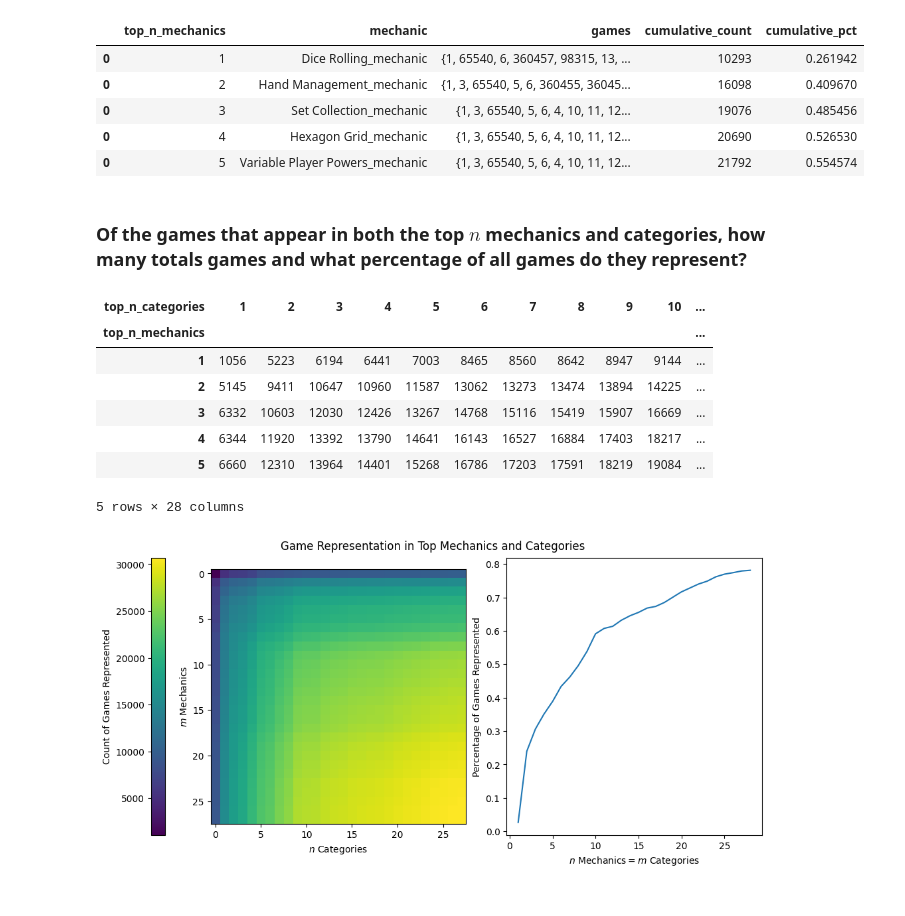
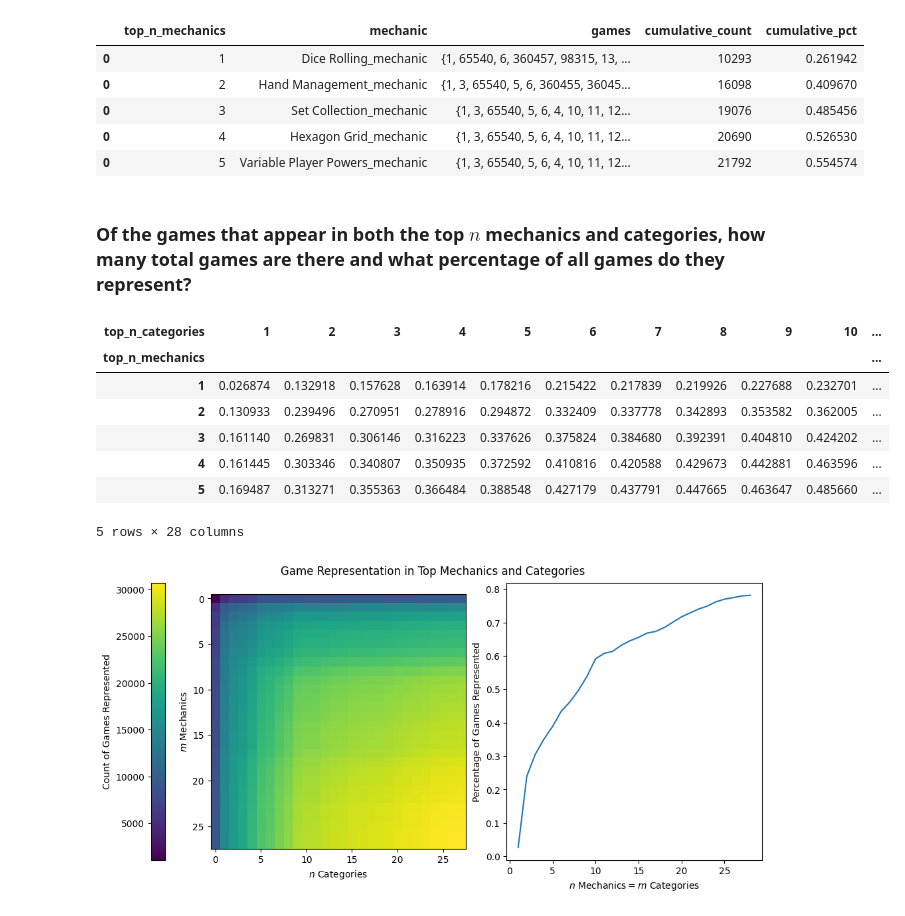
Before and after one commit to DanielBuccos/projects, a Jupyter notebook: Python/BoardGameGeek_Analysis/Regression Analysis.ipynb, the cells around one changed output. Saved outputs shown, nothing was run; the diff lists cells and outputs as text; code cells hidden in the pictures.

```diff
--- a/Python/BoardGameGeek_Analysis/Regression Analysis.ipynb
+++ b/Python/BoardGameGeek_Analysis/Regression Analysis.ipynb
@@ -72,7 +71,7 @@ mechanic_ordered_count.head()
 | 0 | 4 | Hexagon Grid_mechanic | {1, 3, 65540, 5, 6, 4, 10, 11, 12... | 20690 | 0.526530 |
 | 0 | 5 | Variable Player Powers_mechanic | {1, 3, 65540, 5, 6, 4, 10, 11, 12... | 21792 | 0.554574 |
 # %% [markdown]
-### Of the games that appear in both the top $n$ mechanics and categories, how many totals games and what percentage of all games do they represent?
+### Of the games that appear in both the top $n$ mechanics and categories, how many total games are there and what percentage of all games do they represent?
 # %%
 #limiting the number of mechanics/categories due to compute limitations in deepnote,
 # this should
@@ -89,17 +88,16 @@ mech_cat_intersect_count = (
 )
 # %%
 mech_cat_intersect_pct = mech_cat_intersect_count / len(game_success)
+mech_cat_intersect_pct.head()
+# %% [output]
+| top_n_categories | 1 | 2 | 3 | 4 | 5 | 6 | 7 | 8 | 9 | 10 | ... |
+| top_n_mechanics |  |  |  |  |  |  |  |  |  |  | ... |
+| 1 | 0.026874 | 0.132918 | 0.157628 | 0.163914 | 0.178216 | 0.215422 | 0.217839 | 0.219926 | 0.227688 | 0.232701 | ... |
+| 2 | 0.130933 | 0.239496 | 0.270951 | 0.278916 | 0.294872 | 0.332409 | 0.337778 | 0.342893 | 0.353582 | 0.362005 | ... |
+| 3 | 0.161140 | 0.269831 | 0.306146 | 0.316223 | 0.337626 | 0.375824 | 0.384680 | 0.392391 | 0.404810 | 0.424202 | ... |
+| 4 | 0.161445 | 0.303346 | 0.340807 | 0.350935 | 0.372592 | 0.410816 | 0.420588 | 0.429673 | 0.442881 | 0.463596 | ... |
+| 5 | 0.169487 | 0.313271 | 0.355363 | 0.366484 | 0.388548 | 0.427179 | 0.437791 | 0.447665 | 0.463647 | 0.485660 | ... |
+5 rows × 28 columns
-# %%
-mech_cat_intersect_count.head()
-# %% [output]
-| top_n_categories | 1 | 2 | 3 | 4 | 5 | 6 | 7 | 8 | 9 | 10 | ... |
-| top_n_mechanics |  |  |  |  |  |  |  |  |  |  | ... |
-| 1 | 1056 | 5223 | 6194 | 6441 | 7003 | 8465 | 8560 | 8642 | 8947 | 9144 | ... |
-| 2 | 5145 | 9411 | 10647 | 10960 | 11587 | 13062 | 13273 | 13474 | 13894 | 14225 | ... |
-| 3 | 6332 | 10603 | 12030 | 12426 | 13267 | 14768 | 15116 | 15419 | 15907 | 16669 | ... |
-| 4 | 6344 | 11920 | 13392 | 13790 | 14641 | 16143 | 16527 | 16884 | 17403 | 18217 | ... |
-| 5 | 6660 | 12310 | 13964 | 14401 | 15268 | 16786 | 17203 | 17591 | 18219 | 19084 | ... |
-5 rows × 28 columns
 # %%
 mech_cat_diag = pd.DataFrame(index=mech_cat_intersect_count.index, data=np.diag(mech_cat_intersect_count))
 mech_cat_diag = mech_cat_diag.reset_index().rename(columns={'top_n_mechanics': 'n', 0: 'count'})
```
Also changed, not shown: parts of 8 cells of this notebook, 11 other files.
